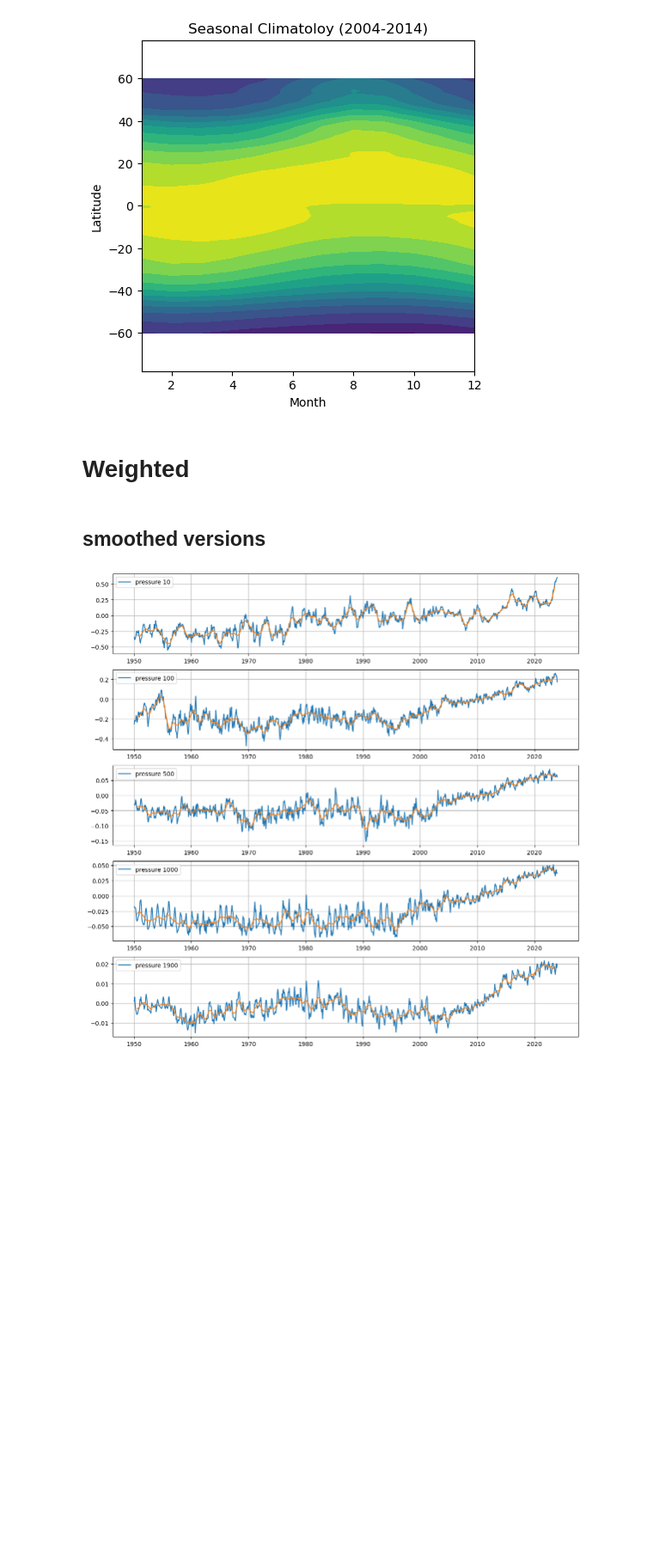
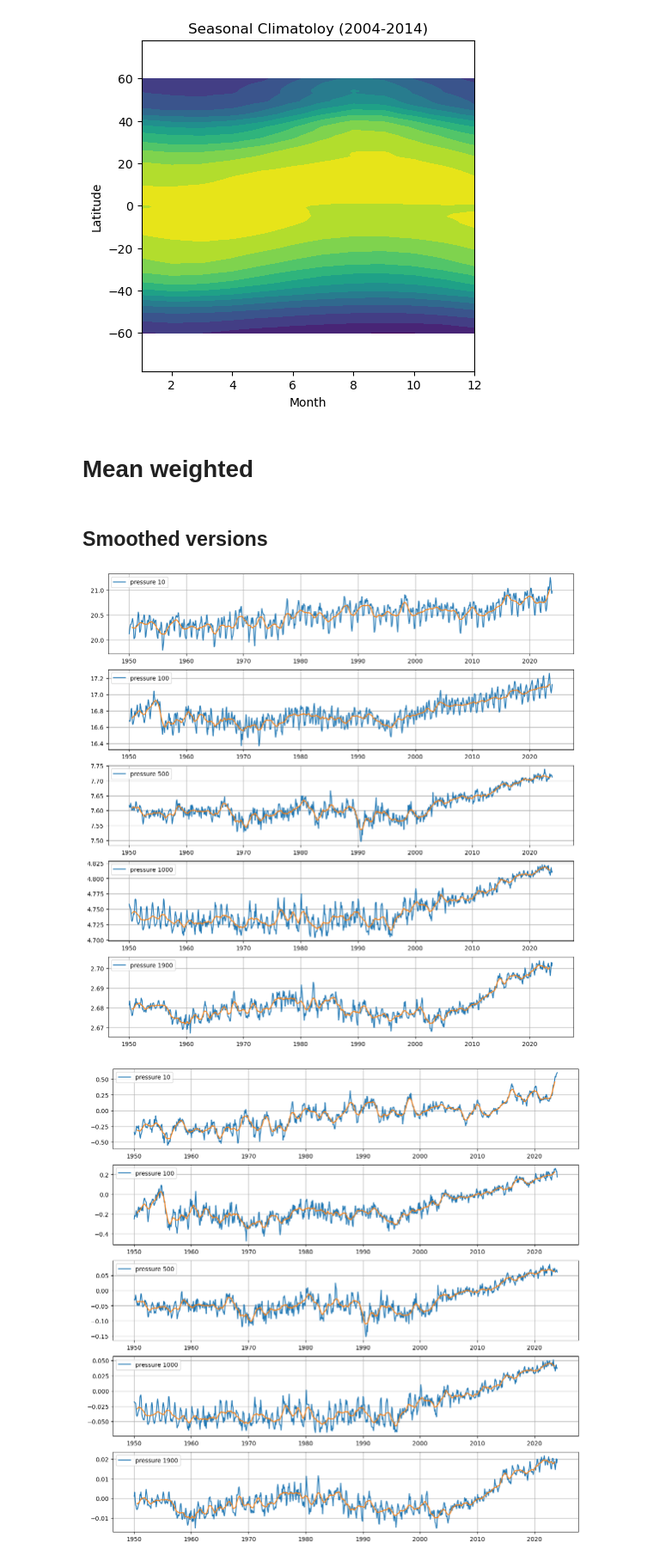
Before and after one commit to PedroVelez/ComparisonClimatologies, a Jupyter notebook: EN422g10_analisisData_monthly.ipynb, the cells around one changed output. Shown at 86% size. Cells and saved outputs as stored; diff of their text form; code cells hidden in the pictures; blank space fills up the shorter version.

```diff
--- a/EN422g10_analisisData_monthly.ipynb
+++ b/EN422g10_analisisData_monthly.ipynb
@@ -34,0 +27,3 @@ Attributes:
+# %%
+EN = data.drop_vars("temperature_uncertainty").drop_vars("salinity_uncertainty")
+EN = EN.drop_vars("temperature_observation_weights").drop_vars("salinity_observation_weights")
@@ -35,6 +34,6 @@ Attributes:
 # %%
-EN_temp=EN.temperature.sel(lat=slice( -60, 60))
-EN_salt=EN.salinity.sel(lat=slice( -60, 60))
+DC_temp=-273+EN.temperature.sel(lat=slice( -60, 60)).sel(depth=slice(0,2000))
+DC_salt=EN.salinity.sel(lat=slice( -60, 60)).sel(depth=slice(0,2000))
 # %% [markdown]
 ## Seasonal cycle
 Create seasonal climatology from 1982 to 1992 and the asociated anomaly
@@ -62,42 +61,44 @@ ax.set_xlabel('Month')
 ax.grid()
 # %% [output]
 [figure]
-# %% [markdown]
-# Weighted
+# %% [markdown]
+# Mean weighted
 # %%
 weights = np.cos(np.deg2rad(EN.temperature.lat))
 weights = weights/weights.max()
 weights.name = "weights"
-EN_temp_weighted = EN_temp.weighted(weights)
-EN_salt_weighted = EN_salt.weighted(weights)
-EN_temp_anom_weighted = EN_temp_anom.weighted(weights)
-EN_salt_anom_weighted = EN_salt_anom.weighted(weights)
+DC_temp_weighted = DC_temp.weighted(weights)
+DC_salt_weighted = DC_salt.weighted(weights)
+DC_temp_anom_weighted = DC_temp_anom.weighted(weights)
+DC_salt_anom_weighted = DC_salt_anom.weighted(weights)
 
 
-EN_temp_wmean = EN_temp_weighted.mean(("lon", "lat"),skipna=True).load()
-EN_salt_wmean = EN_salt_weighted.mean(("lon", "lat"),skipna=True).load()
+DC_temp_wmean = DC_temp_weighted.mean(("lon", "lat"),skipna=True).load()
+DC_salt_wmean = DC_salt_weighted.mean(("lon", "lat"),skipna=True).load()
 
-EN_temp_anom_wmean = EN_temp_anom_weighted.mean(("lon", "lat"),skipna=True).load()
-EN_salt_anom_wmean = EN_salt_anom_weighted.mean(("lon", "lat"),skipna=True).load()
+DC_temp_anom_wmean = DC_temp_anom_weighted.mean(("lon", "lat"),skipna=True).load()
+DC_salt_anom_wmean = DC_salt_anom_weighted.mean(("lon", "lat"),skipna=True).load()
 # %% [markdown]
-## smoothed versions
+## Smoothed versions
 # %%
-EN_temp_wmean_rolling = EN_temp_wmean.rolling(time=12,center=True).mean()
-EN_salt_wmean_rolling = EN_salt_wmean.rolling(time=12,center=True).mean()
+DC_temp_wmean_rolling = DC_temp_wmean.rolling(time=12,center=True).mean()
+DC_salt_wmean_rolling = DC_salt_wmean.rolling(time=12,center=True).mean()
 
-EN_temp_anom_wmean_rolling = EN_temp_anom_wmean.rolling(time=12,center=True).mean()
-EN_salt_anom_wmean_rolling = EN_salt_anom_wmean.rolling(time=12,center=True).mean()
+DC_temp_anom_wmean_rolling = DC_temp_anom_wmean.rolling(time=12,center=True).mean()
+DC_salt_anom_wmean_rolling = DC_salt_anom_wmean.rolling(time=12,center=True).mean()
 # %%
 fig, ax = plt.subplots(5 , 1 , figsize = (14,14))
 levels = ['10','100','500','1000','1900']
 i1=0
 for ipre in levels:
-    ax[i1].plot(EN.time,EN_temp_wmean.sel(depth=ipre,method="nearest"),label=('pressure ' + ipre ))
-    ax[i1].plot(EN.time,EN_temp_wmean_rolling.sel(depth=ipre,method="nearest"))
+    ax[i1].plot(EN.time,DC_temp_wmean.sel(depth=ipre,method="nearest"),label=('pressure ' + ipre ))
+    ax[i1].plot(EN.time,DC_temp_wmean_rolling.sel(depth=ipre,method="nearest"))
     ax[i1].grid(linestyle='-', linewidth=.9)
     #ax[i1].xaxis.set_tick_params(labelbottom=False)
     ax[i1].legend();
     i1=i1+1
+# %% [output]
+[figure, added]
 # %%
 fig, ax = plt.subplots(5 , 1 , figsize = (14,14))
 levels = ['10','100','500','1000','1900']
```
Also changed, not shown: parts of 17 cells of this notebook, 11 other files.
